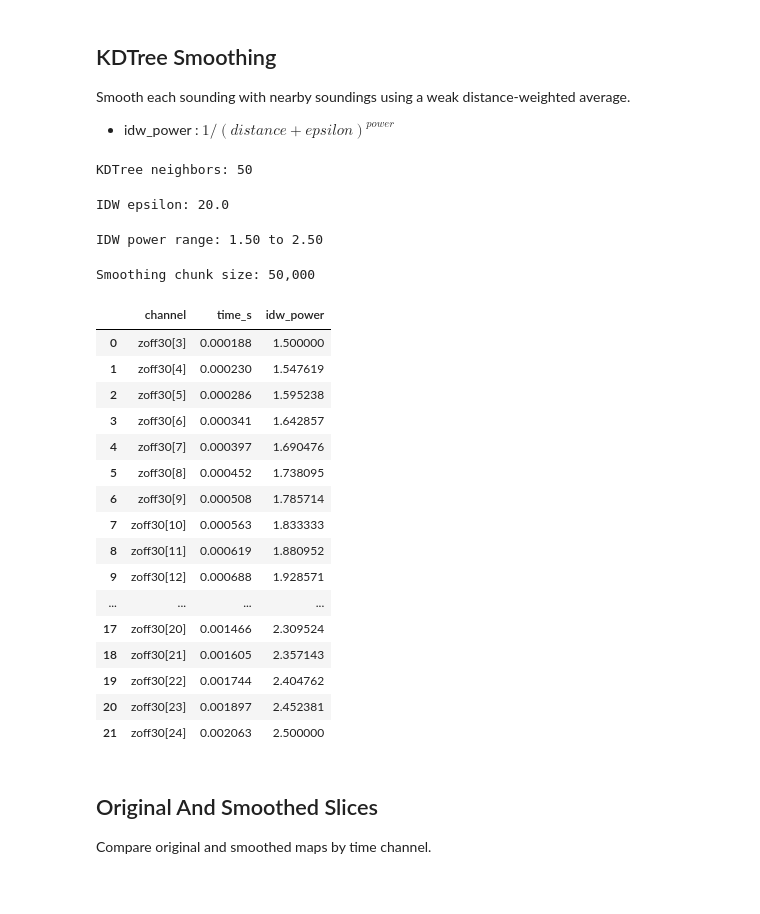
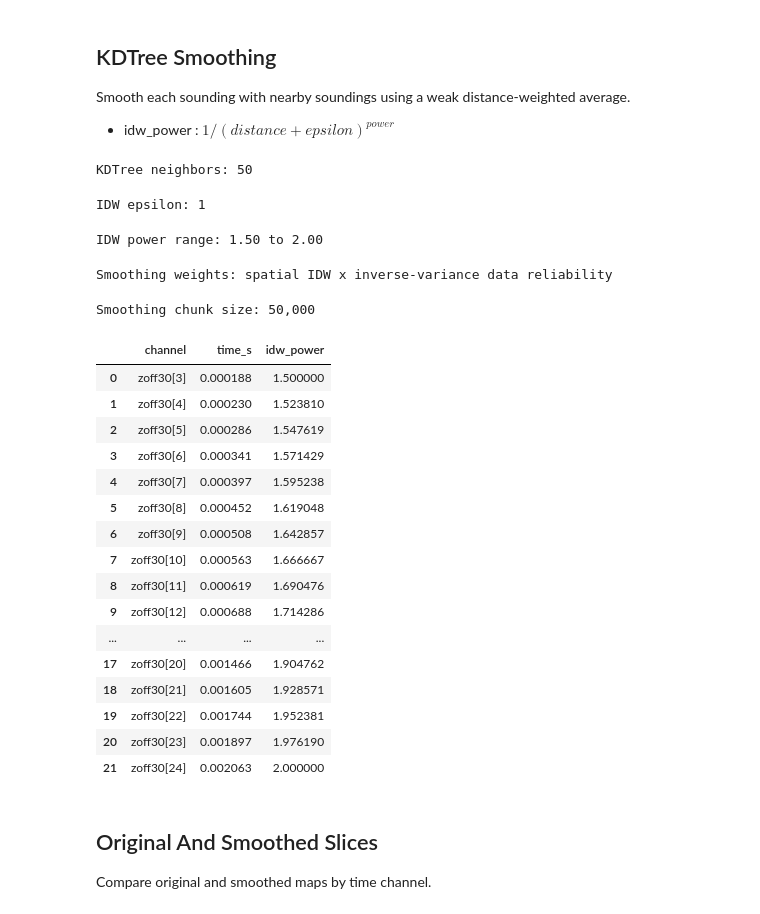
Before and after one commit to emgeolab/alberta_atem, a Jupyter notebook: notebooks/07.time_channel_smoothing_v1.ipynb, the cells around one changed output. Drawn from its saved outputs; the diff is of its cells as text; code cells hidden in the pictures.

```diff
--- a/notebooks/07.time_channel_smoothing_v1.ipynb
+++ b/notebooks/07.time_channel_smoothing_v1.ipynb
@@ -248,9 +310,9 @@ Smooth each sounding with nearby soundings using a weak distance-weighted averag
 # %%
 # Smaller k and larger IDW power make the smoothing weaker.
 k_nearest_points = 50
-idw_epsilon = 20.0
+idw_epsilon = 1
 idw_power_early = 1.5
-idw_power_late = 2.5
+idw_power_late = 2.0
 idw_power_by_time = np.linspace(idw_power_early, idw_power_late, data_binned.shape[1])
 # idw_power_by_time = np.full(data_binned.shape[1], 0.0)
 
@@ -260,55 +322,63 @@ tree = KDTree(xy_binned)
 smoothed_data = np.empty_like(data_binned)
 
 for start in range(0, xy_binned.shape[0], smoothing_chunk_size):
     end = min(start + smoothing_chunk_size, xy_binned.shape[0])
     distances, neighbor_indices = tree.query(xy_binned[start:end], k=n_neighbors)
 
     if n_neighbors == 1:
         distances = distances[:, None]
         neighbor_indices = neighbor_indices[:, None]
 
-    weights_by_time = 1.0 / ((distances[:, :, None] + idw_epsilon) ** idw_power_by_time[None, None, :])
-    smoothed_data[start:end] = (
-        np.sum(weights_by_time * data_binned[neighbor_indices, :], axis=1)
-        / np.sum(weights_by_time, axis=1)
+    spatial_weights_by_time = 1.0 / ((distances[:, :, None] + idw_epsilon) ** idw_power_by_time[None, None, :])
+    reliability_weights = data_reliability_weight[neighbor_indices, :]
+    total_weights = spatial_weights_by_time * reliability_weights
+    weight_sum = np.sum(total_weights, axis=1)
+    weighted_sum = np.sum(total_weights * data_binned[neighbor_indices, :], axis=1)
+    smoothed_data[start:end] = np.divide(
+        weighted_sum,
+        weight_sum,
+        out=np.full_like(weighted_sum, np.nan, dtype=float),
+        where=weight_sum > 0,
     )
 
 smoothed_data_to_plot = -smoothed_data
 
 print(f"KDTree neighbors: {n_neighbors}")
 print(f"IDW epsilon: {idw_epsilon}")
 print(f"IDW power range: {idw_power_by_time[0]:.2f} to {idw_power_by_time[-1]:.2f}")
+print("Smoothing weights: spatial IDW x inverse-variance data reliability")
 print(f"Smoothing chunk size: {smoothing_chunk_size:,}")
 
 pd.DataFrame(
     {
         "channel": dheader,
         "time_s": times,
         "idw_power": idw_power_by_time,
     }
 )
 # %% [output]
 KDTree neighbors: 50
-IDW epsilon: 20.0
+IDW epsilon: 1
-IDW power range: 1.50 to 2.50
+IDW power range: 1.50 to 2.00
-Smoothing chunk size: 50,000
+Smoothing weights: spatial IDW x inverse-variance data reliability
+Smoothing chunk size: 50,000
 |  | channel | time_s | idw_power |
 | 0 | zoff30[3] | 0.000188 | 1.500000 |
-| 1 | zoff30[4] | 0.000230 | 1.547619 |
-| 2 | zoff30[5] | 0.000286 | 1.595238 |
-| 3 | zoff30[6] | 0.000341 | 1.642857 |
-| 4 | zoff30[7] | 0.000397 | 1.690476 |
-| 5 | zoff30[8] | 0.000452 | 1.738095 |
-| 6 | zoff30[9] | 0.000508 | 1.785714 |
-| 7 | zoff30[10] | 0.000563 | 1.833333 |
-| 8 | zoff30[11] | 0.000619 | 1.880952 |
-| 9 | zoff30[12] | 0.000688 | 1.928571 |
+| 1 | zoff30[4] | 0.000230 | 1.523810 |
+| 2 | zoff30[5] | 0.000286 | 1.547619 |
+| 3 | zoff30[6] | 0.000341 | 1.571429 |
+| 4 | zoff30[7] | 0.000397 | 1.595238 |
+| 5 | zoff30[8] | 0.000452 | 1.619048 |
+| 6 | zoff30[9] | 0.000508 | 1.642857 |
+| 7 | zoff30[10] | 0.000563 | 1.666667 |
+| 8 | zoff30[11] | 0.000619 | 1.690476 |
+| 9 | zoff30[12] | 0.000688 | 1.714286 |
 | ... | ... | ... | ... |
-| 17 | zoff30[20] | 0.001466 | 2.309524 |
-| 18 | zoff30[21] | 0.001605 | 2.357143 |
-| 19 | zoff30[22] | 0.001744 | 2.404762 |
-| 20 | zoff30[23] | 0.001897 | 2.452381 |
-| 21 | zoff30[24] | 0.002063 | 2.500000 |
+| 17 | zoff30[20] | 0.001466 | 1.904762 |
+| 18 | zoff30[21] | 0.001605 | 1.928571 |
+| 19 | zoff30[22] | 0.001744 | 1.952381 |
+| 20 | zoff30[23] | 0.001897 | 1.976190 |
+| 21 | zoff30[24] | 0.002063 | 2.000000 |
 # %% [markdown]
 ## Original And Smoothed Slices
 
```
Also changed, not shown: parts of 5 cells of this notebook.
